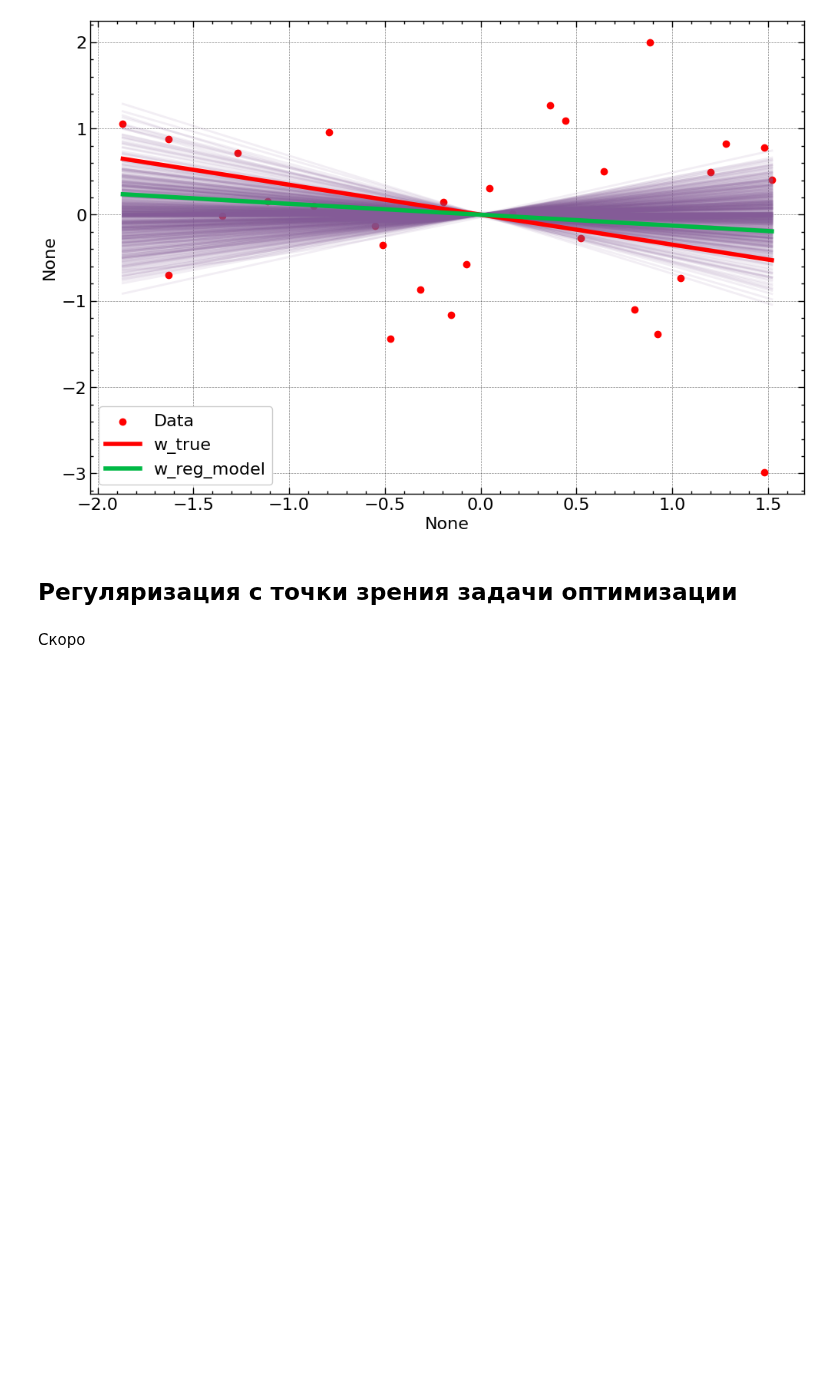
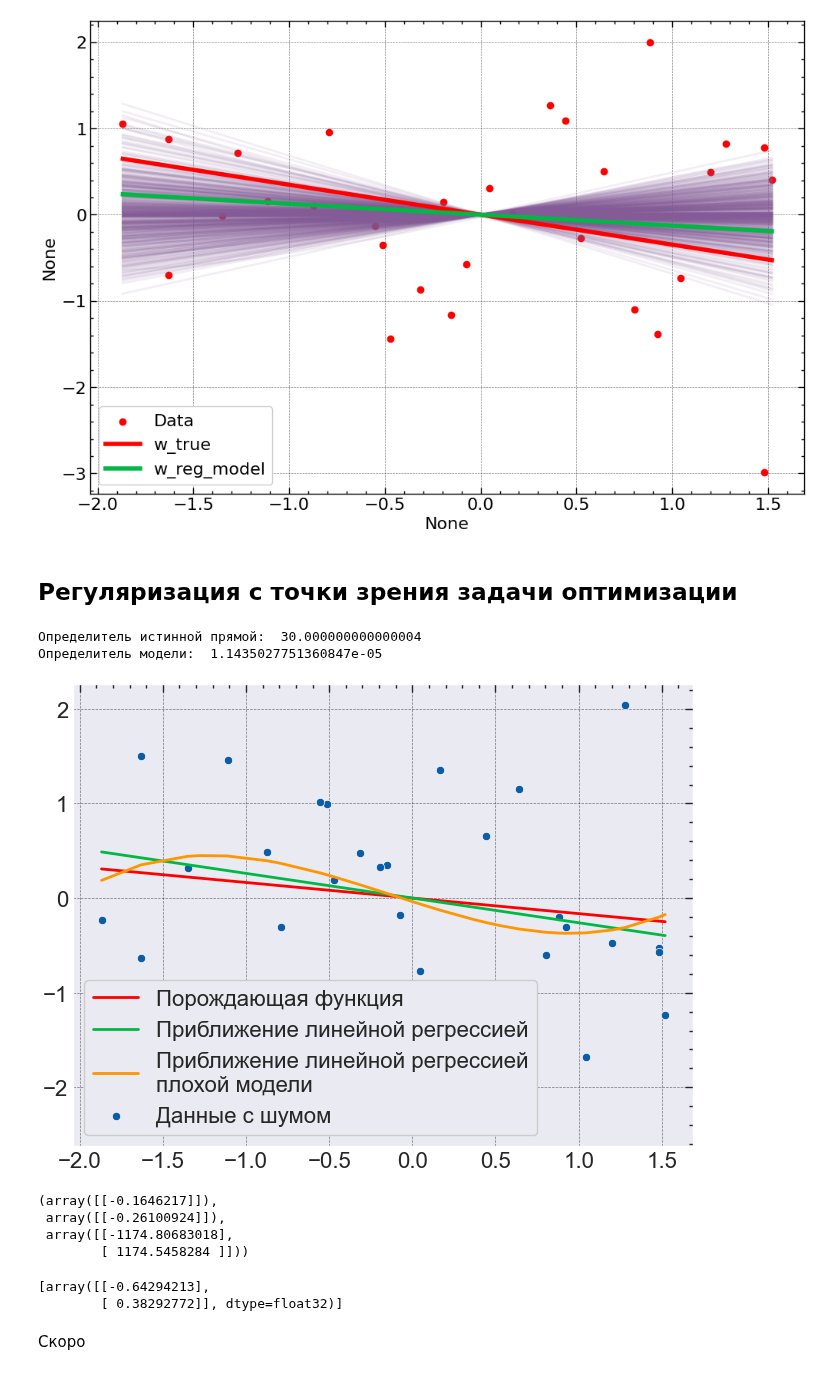
Before and after one commit to 2reckey/Bayesian_Stats, a Jupyter notebook: ML_Models/03_Байесовские_Модели_Регуляризация.ipynb, the cells around one changed output. Saved outputs shown, nothing was run; the diff lists cells and outputs as text; code cells hidden in the pictures; blank space fills up the shorter version.

```diff
--- a/ML_Models/03_Байесовские_Модели_Регуляризация.ipynb
+++ b/ML_Models/03_Байесовские_Модели_Регуляризация.ipynb
@@ -430,3 +435,52 @@ plt.show()
 [figure]
 # %% [markdown]
 ## Регуляризация с точки зрения задачи оптимизации
+# %%
+np.random.seed(23)
+
+LinSp = np.linspace(-4,4,100)
+
+n = 30
+X = np.random.choice(LinSp, size = (n,1))
+X_model = np.hstack([X, 3*X+0.0001*X**3])
+
+means_X = np.mean(X_model, axis=0)[:, None]
+stds_X = np.std(X_model, axis=0)[:, None]
+X_model = (X_model - means_X.T) / stds_X.T
+
+X = X_model[:,:1]
+
+w_true = np.random.randn(1,1)
+epsilon = np.random.randn(n,1)
+
+y = X*w_true + epsilon
+
+mean_y = np.mean(y)
+std_y = np.std(y)
+y = (y - mean_y) / std_y
+w_true /= std_y
+
+print("Определитель истинной прямой: ", np.linalg.det(X.T@X) )
+print("Определитель модели: ", np.linalg.det(X_model.T@X_model))
+
+w_mse_true = np.linalg.inv(X.T@X)@X.T@y
+w_mse_model = np.linalg.inv(X_model.T@X_model)@X_model.T@y
+
+sns.lineplot(x=X[:, 0], y=(X @ w_true)[:, 0], color='red', linewidth=2, label='Порождающая функция')
+sns.lineplot(x=X[:, 0], y=(X @ w_mse_true)[:, 0], color='C1', linewidth=2, label='Приближение линейной регрессией')
+sns.lineplot(x=X[:, 0], y=(X_model @ w_mse_model)[:, 0], color='C2', linewidth=2, label='Приближение линейной регрессией\nплохой модели')
+
+sns.scatterplot(x=X[:, 0], y=y[:, 0], label='Данные с шумом')
+
+plt.show()
+# %% [output]
+Определитель истинной прямой:  30.000000000000004
+Определитель модели:  1.1435027751360847e-05
+[figure, added]
+# %%
+w_true, w_mse_true, w_mse_model
+# %% [output]
+(array([[-0.1646217]]),
+ array([[-0.26100924]]),
+ array([[-1174.80683018],
+        [ 1174.5458284 ]]))
@@ -433,2 +498,8 @@ plt.show()
+# %%
+model.fit(X_tensor, y_tensor, epochs=1000, verbose = False)
+model.get_weights()
+# %% [output]
+[array([[-0.64294213],
+        [ 0.38292772]], dtype=float32)]
 # %% [markdown]
 Скоро
```
Also changed, not shown: parts of 6 cells of this notebook.
